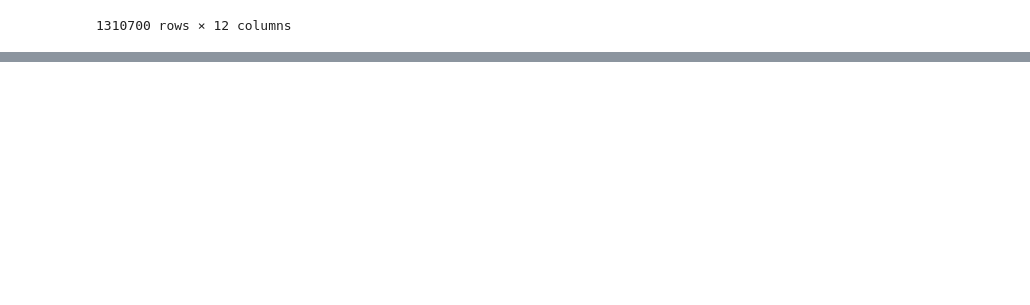
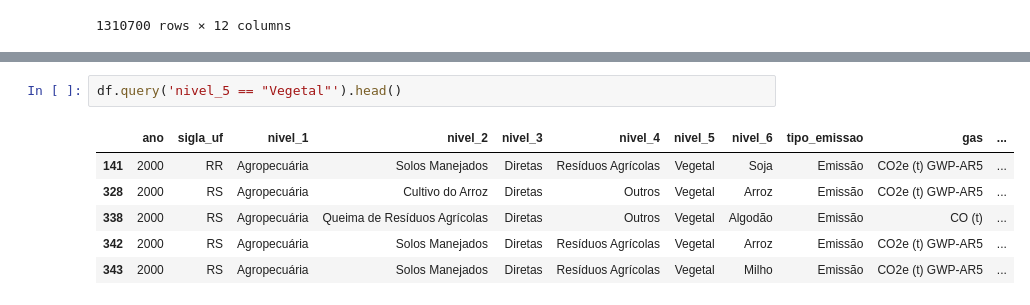
Before and after one commit to eduardochaves1/efeito-estufa-brasil, a Jupyter notebook: notebooks/eda.ipynb, the cells around one changed output, grey strips where cells are left out. Drawn from its saved outputs; the diff is of its cells as text; blank space fills up the shorter version.

```diff
--- a/notebooks/eda.ipynb
+++ b/notebooks/eda.ipynb
@@ -62,0 +139,9 @@ df.query('tipo_emissao != "Emissão"')
+# %%
+df.query('nivel_5 == "Vegetal"').head()
+# %% [output]
+|  | ano | sigla_uf | nivel_1 | nivel_2 | nivel_3 | nivel_4 | nivel_5 | nivel_6 | tipo_emissao | gas | ... |
+| 141 | 2000 | RR | Agropecuária | Solos Manejados | Diretas | Resíduos Agrícolas | Vegetal | Soja | Emissão | CO2e (t) GWP-AR5 | ... |
+| 328 | 2000 | RS | Agropecuária | Cultivo do Arroz | Diretas | Outros | Vegetal | Arroz | Emissão | CO2e (t) GWP-AR5 | ... |
+| 338 | 2000 | RS | Agropecuária | Queima de Resíduos Agrícolas | Diretas | Outros | Vegetal | Algodão | Emissão | CO (t) | ... |
+| 342 | 2000 | RS | Agropecuária | Solos Manejados | Diretas | Resíduos Agrícolas | Vegetal | Arroz | Emissão | CO2e (t) GWP-AR5 | ... |
+| 343 | 2000 | RS | Agropecuária | Solos Manejados | Diretas | Resíduos Agrícolas | Vegetal | Milho | Emissão | CO2e (t) GWP-AR5 | ... |
```
Also changed, not shown: parts of 10 cells of this notebook.
